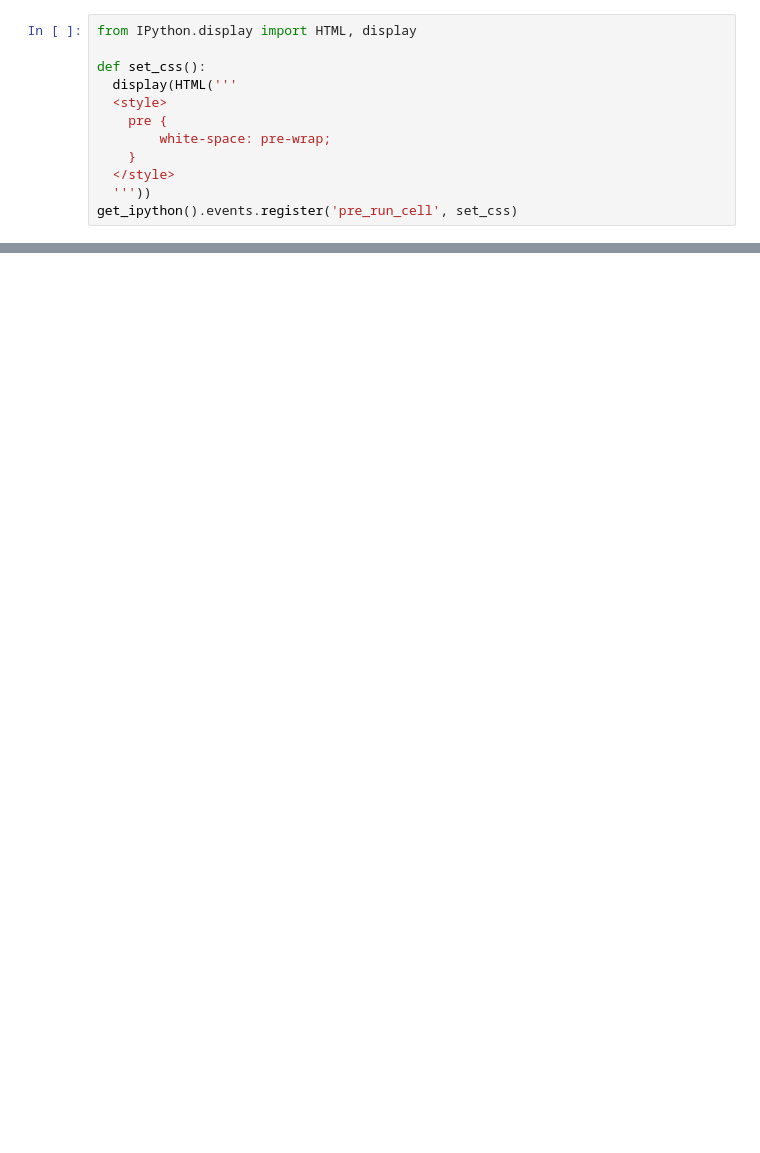
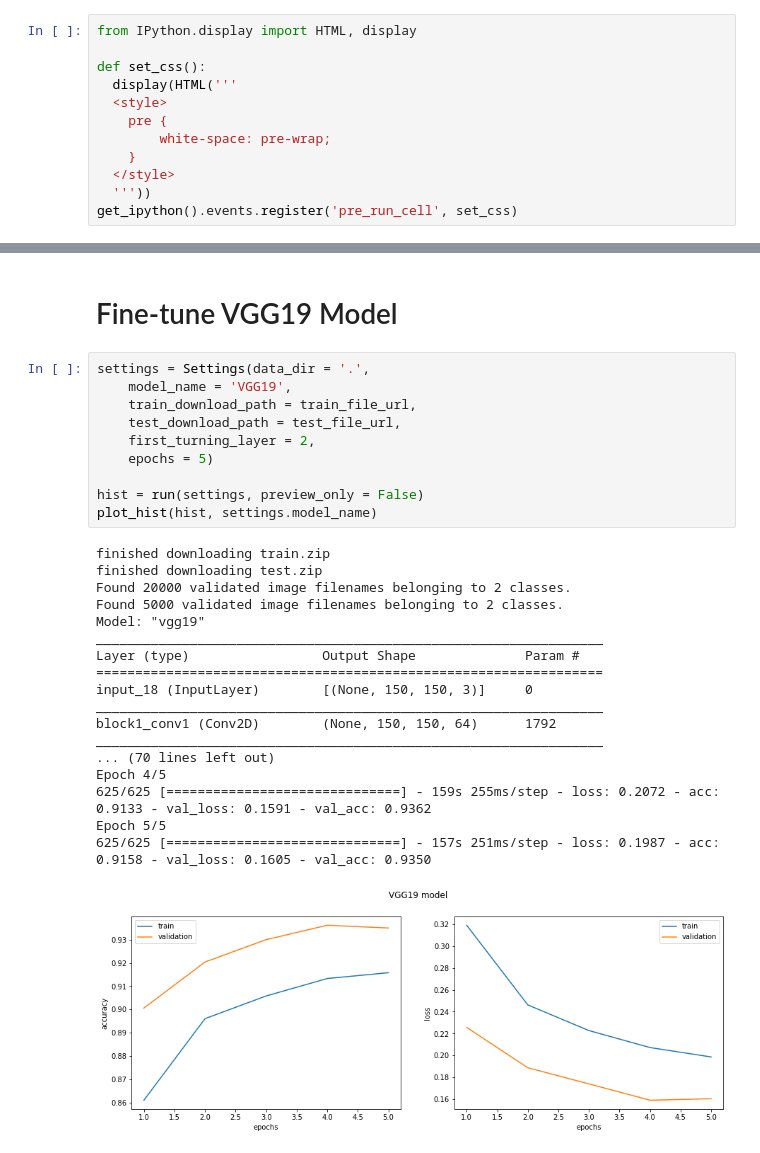
Before and after one commit to gaolichen/machine-learning-examples, a Jupyter notebook: cnn/dog_vs_cat.ipynb, the cells around one changed output, grey strips where cells are left out. Drawn from its saved outputs; the diff is of its cells as text; blank space fills up the shorter version.

```diff
--- a/cnn/dog_vs_cat.ipynb
+++ b/cnn/dog_vs_cat.ipynb
@@ -567,0 +80,31 @@ loading weights from /content/drive/MyDrive/colab/dog_cat/resnet50_run1_0012.ckp
+# %% [markdown]
+# Fine-tune VGG19 Model
+# %%
+settings = Settings(data_dir = '.',
+    model_name = 'VGG19',
+    train_download_path = train_file_url,
+    test_download_path = test_file_url,
+    first_turning_layer = 2,
+    epochs = 5)
+
+hist = run(settings, preview_only = False)
+plot_hist(hist, settings.model_name)
+# %% [output]
+finished downloading train.zip
+finished downloading test.zip
+Found 20000 validated image filenames belonging to 2 classes.
+Found 5000 validated image filenames belonging to 2 classes.
+Model: "vgg19"
+_________________________________________________________________
+Layer (type)                 Output Shape              Param #
+=================================================================
+input_18 (InputLayer)        [(None, 150, 150, 3)]     0
+_________________________________________________________________
+block1_conv1 (Conv2D)        (None, 150, 150, 64)      1792
+_________________________________________________________________
+... (70 lines left out)
+Epoch 4/5
+625/625 [==============================] - 159s 255ms/step - loss: 0.2072 - acc: 0.9133 - val_loss: 0.1591 - val_acc: 0.9362
+Epoch 5/5
+625/625 [==============================] - 157s 251ms/step - loss: 0.1987 - acc: 0.9158 - val_loss: 0.1605 - val_acc: 0.9350
+[figure, added]
```
Also changed, not shown: parts of 41 cells of this notebook.
